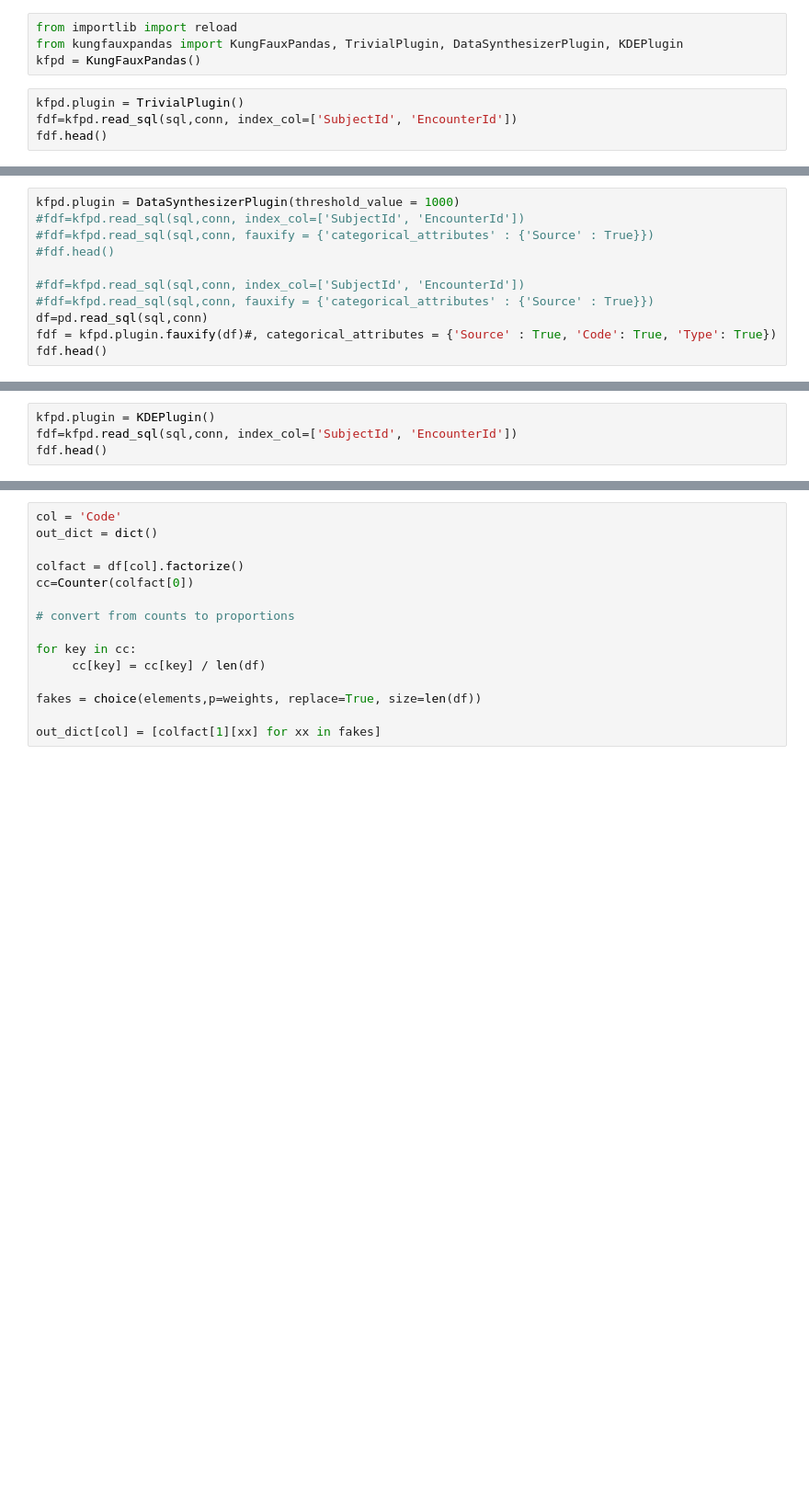
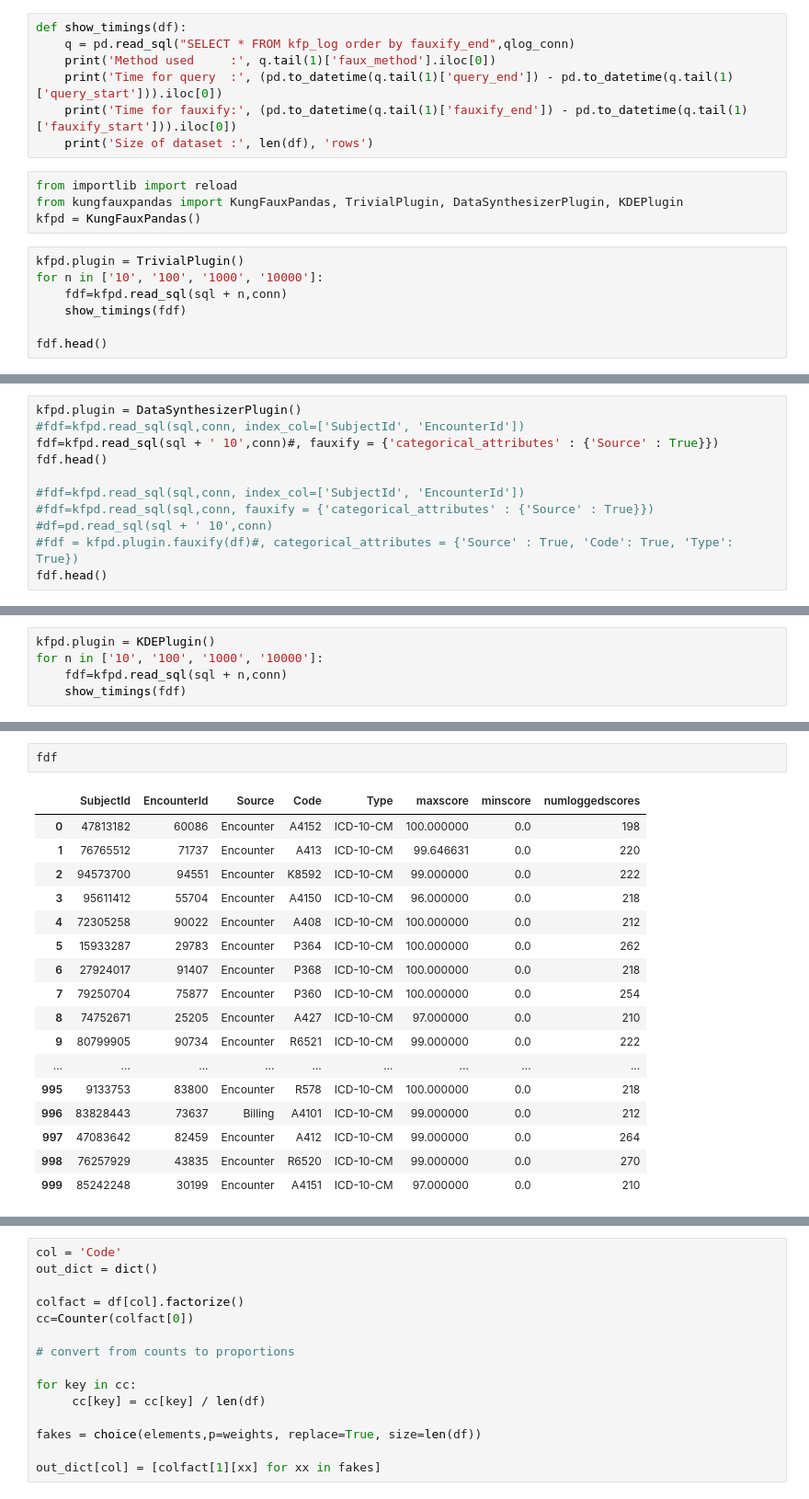
Before and after one commit to CUD2V/kungfauxpandas, a Jupyter notebook: sourcecode/python/kfp_test.ipynb, the cells around one changed output, grey strips where cells are left out. Shown: that part at 92% size. Saved outputs shown, nothing was run; the diff lists cells and outputs as text; blank space fills up the shorter version.

```diff
--- a/sourcecode/python/kfp_test.ipynb
+++ b/sourcecode/python/kfp_test.ipynb
@@ -61,11 +62,21 @@ df.head()
 
 # sqlite - 42 to 60 seconds
 # postgres - 29 seconds
+# %%
+def show_timings(df):
+    q = pd.read_sql("SELECT * FROM kfp_log order by fauxify_end",qlog_conn)
+    print('Method used     :', q.tail(1)['faux_method'].iloc[0])
+    print('Time for query  :', (pd.to_datetime(q.tail(1)['query_end']) - pd.to_datetime(q.tail(1)['query_start'])).iloc[0])
+    print('Time for fauxify:', (pd.to_datetime(q.tail(1)['fauxify_end']) - pd.to_datetime(q.tail(1)['fauxify_start'])).iloc[0])
+    print('Size of dataset :', len(df), 'rows')
 # %%
 from importlib import reload
 from kungfauxpandas import KungFauxPandas, TrivialPlugin, DataSynthesizerPlugin, KDEPlugin
 kfpd = KungFauxPandas()
 # %%
 kfpd.plugin = TrivialPlugin()
-fdf=kfpd.read_sql(sql,conn, index_col=['SubjectId', 'EncounterId'])
+for n in ['10', '100', '1000', '10000']:
+    fdf=kfpd.read_sql(sql + n,conn)
+    show_timings(fdf)
+
 fdf.head()
@@ -72,11 +106,11 @@ fdf.head()
 # %%
-kfpd.plugin = DataSynthesizerPlugin(threshold_value = 1000)
+kfpd.plugin = DataSynthesizerPlugin()
 #fdf=kfpd.read_sql(sql,conn, index_col=['SubjectId', 'EncounterId'])
-#fdf=kfpd.read_sql(sql,conn, fauxify = {'categorical_attributes' : {'Source' : True}})
-#fdf.head()
+fdf=kfpd.read_sql(sql + ' 10',conn)#, fauxify = {'categorical_attributes' : {'Source' : True}})
+fdf.head()
 
 #fdf=kfpd.read_sql(sql,conn, index_col=['SubjectId', 'EncounterId'])
 #fdf=kfpd.read_sql(sql,conn, fauxify = {'categorical_attributes' : {'Source' : True}})
-df=pd.read_sql(sql,conn)
-fdf = kfpd.plugin.fauxify(df)#, categorical_attributes = {'Source' : True, 'Code': True, 'Type': True})
+#df=pd.read_sql(sql + ' 10',conn)
+#fdf = kfpd.plugin.fauxify(df)#, categorical_attributes = {'Source' : True, 'Code': True, 'Type': True})
 fdf.head()
@@ -83,4 +137,5 @@ fdf.head()
 # %%
 kfpd.plugin = KDEPlugin()
-fdf=kfpd.read_sql(sql,conn, index_col=['SubjectId', 'EncounterId'])
-fdf.head()
+for n in ['10', '100', '1000', '10000']:
+    fdf=kfpd.read_sql(sql + n,conn)
+    show_timings(fdf)
@@ -86,0 +160,20 @@ fdf.head()
+# %%
+fdf
+# %% [output]
+|  | SubjectId | EncounterId | Source | Code | Type | maxscore | minscore | numloggedscores |
+| 0 | 47813182 | 60086 | Encounter | A4152 | ICD-10-CM | 100.000000 | 0.0 | 198 |
+| 1 | 76765512 | 71737 | Encounter | A413 | ICD-10-CM | 99.646631 | 0.0 | 220 |
+| 2 | 94573700 | 94551 | Encounter | K8592 | ICD-10-CM | 99.000000 | 0.0 | 222 |
+| 3 | 95611412 | 55704 | Encounter | A4150 | ICD-10-CM | 96.000000 | 0.0 | 218 |
+| 4 | 72305258 | 90022 | Encounter | A408 | ICD-10-CM | 100.000000 | 0.0 | 212 |
+| 5 | 15933287 | 29783 | Encounter | P364 | ICD-10-CM | 100.000000 | 0.0 | 262 |
+| 6 | 27924017 | 91407 | Encounter | P368 | ICD-10-CM | 100.000000 | 0.0 | 218 |
+| 7 | 79250704 | 75877 | Encounter | P360 | ICD-10-CM | 100.000000 | 0.0 | 254 |
+| 8 | 74752671 | 25205 | Encounter | A427 | ICD-10-CM | 97.000000 | 0.0 | 210 |
+| 9 | 80799905 | 90734 | Encounter | R6521 | ICD-10-CM | 99.000000 | 0.0 | 222 |
+| ... | ... | ... | ... | ... | ... | ... | ... | ... |
+| 995 | 9133753 | 83800 | Encounter | R578 | ICD-10-CM | 100.000000 | 0.0 | 218 |
+| 996 | 83828443 | 73637 | Billing | A4101 | ICD-10-CM | 99.000000 | 0.0 | 212 |
+| 997 | 47083642 | 82459 | Encounter | A412 | ICD-10-CM | 99.000000 | 0.0 | 264 |
+| 998 | 76257929 | 43835 | Encounter | R6520 | ICD-10-CM | 99.000000 | 0.0 | 270 |
+| 999 | 85242248 | 30199 | Encounter | A4151 | ICD-10-CM | 97.000000 | 0.0 | 210 |
```
Also changed, not shown: parts of 5 cells of this notebook, 1 other file.
